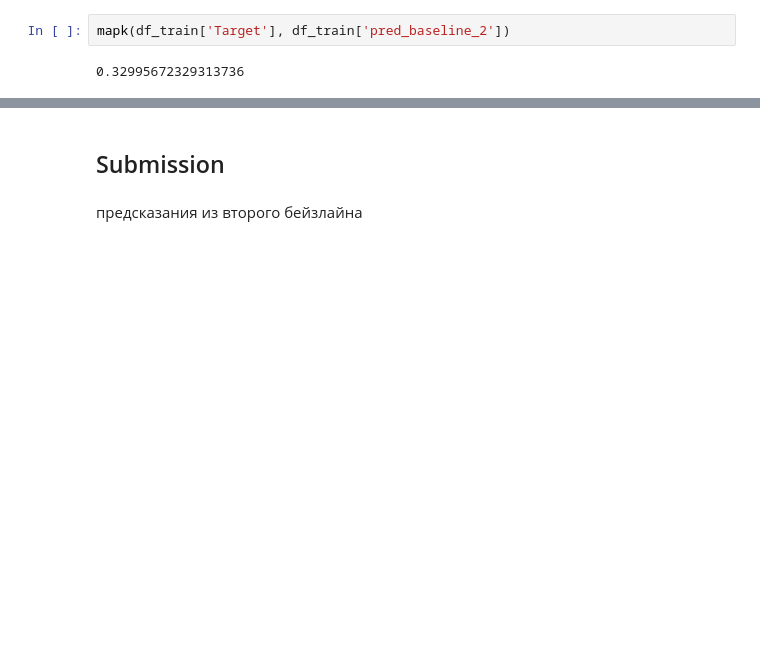
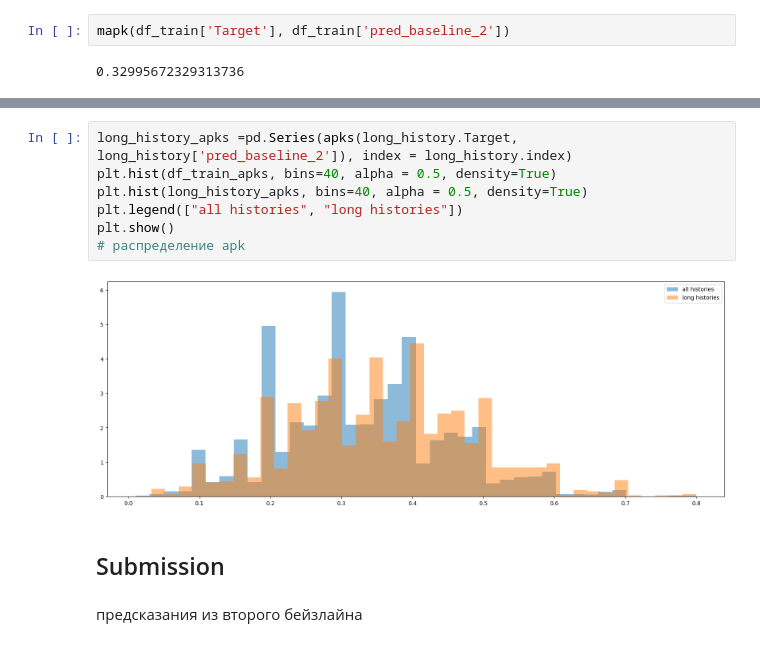
Before and after one commit to SergeyPishchulov/Alfa-Card-transactions-prediction, a Jupyter notebook: baseline-popular-transactions.ipynb, the cells around one changed output, grey strips where cells are left out. Saved outputs shown, nothing was run; the diff lists cells and outputs as text; blank space fills up the shorter version.

```diff
--- a/baseline-popular-transactions.ipynb
+++ b/baseline-popular-transactions.ipynb
@@ -287,3 +362,12 @@ mapk(df_train['Target'], df_train['pred_baseline_2'])
+# %%
+long_history_apks =pd.Series(apks(long_history.Target, long_history['pred_baseline_2']), index = long_history.index)
+plt.hist(df_train_apks, bins=40, alpha = 0.5, density=True)
+plt.hist(long_history_apks, bins=40, alpha = 0.5, density=True)
+plt.legend(["all histories", "long histories"])
+plt.show()
+# распределение apk
+# %% [output]
+[figure, added]
 # %% [markdown]
 ## Submission
 # %% [markdown]
```
Also changed, not shown: parts of 15 cells of this notebook.
